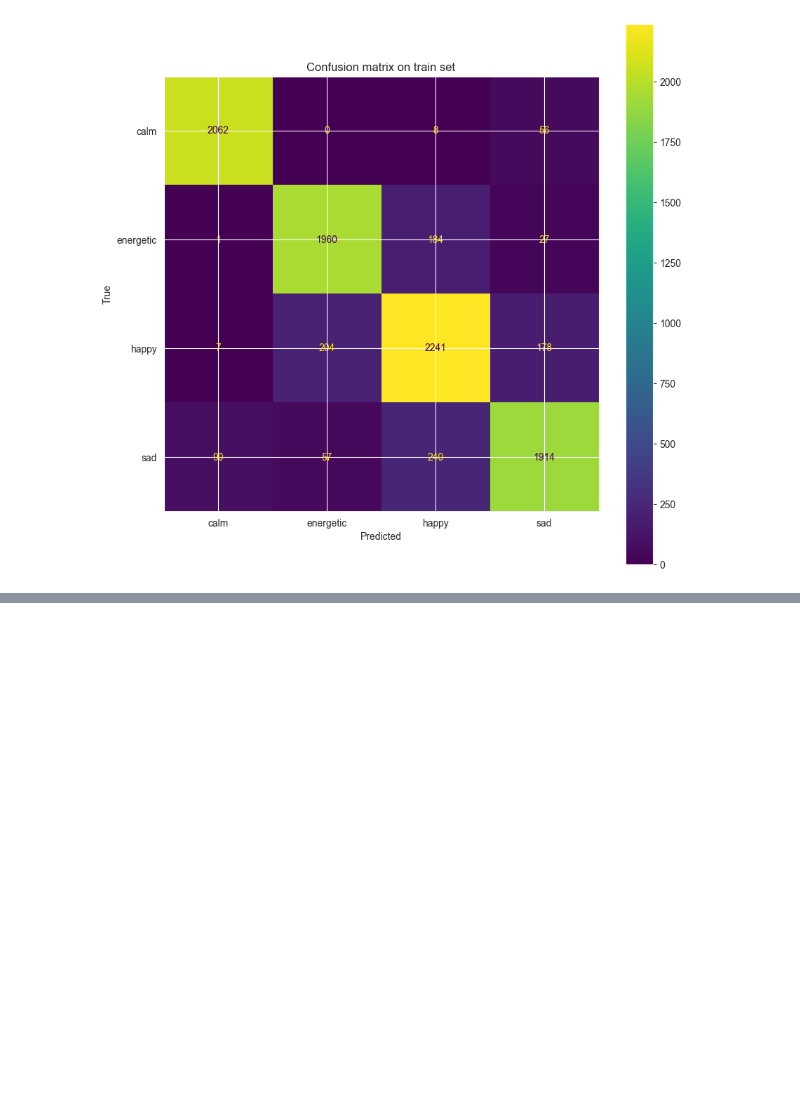
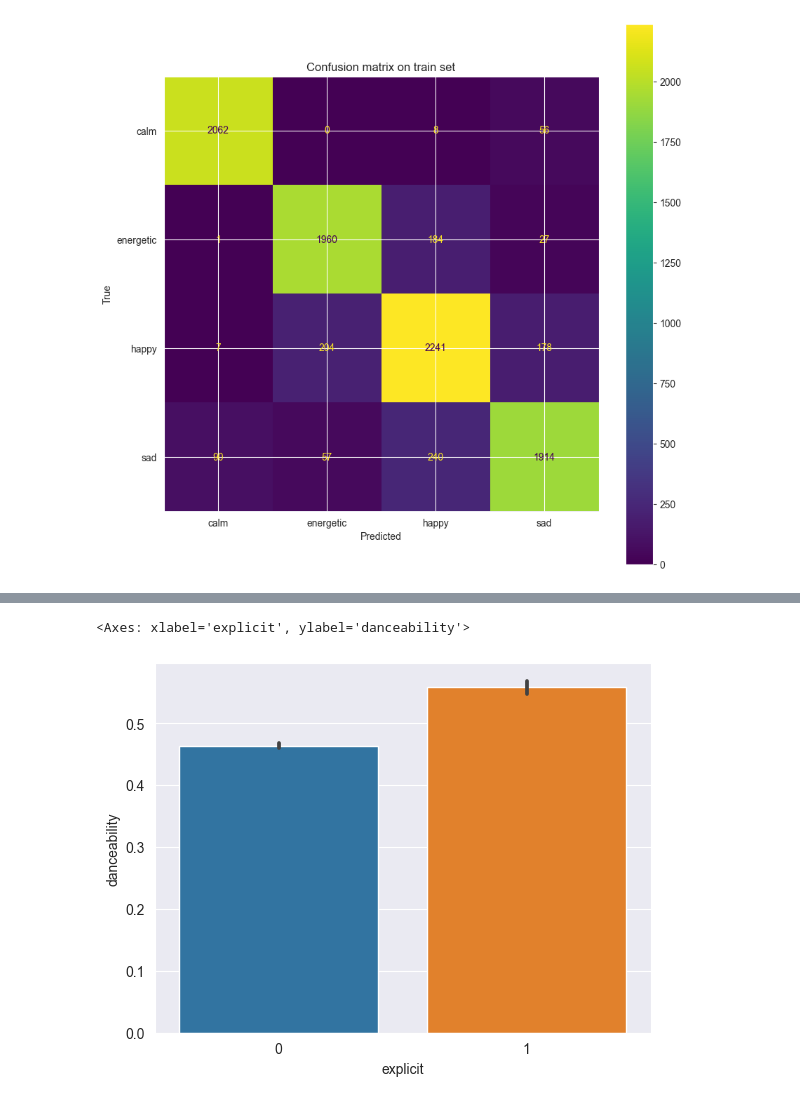
Before and after one commit to LiquiNaut/SUNS-zadanie-1, a Jupyter notebook: main.ipynb, the cells around one changed output, grey strips where cells are left out. Cells and saved outputs as stored; diff of their text form; code cells hidden in the pictures; blank space fills up the shorter version.

```diff
--- a/main.ipynb
+++ b/main.ipynb
@@ -291,0 +321,5 @@ plt.show()
+# %%
+sns.barplot(x='explicit', y='danceability',data=df_ohwd)
+# %% [output]
+<Axes: xlabel='explicit', ylabel='danceability'>
+[figure, added]
```
Also changed, not shown: parts of 12 cells of this notebook, 4 other files.
